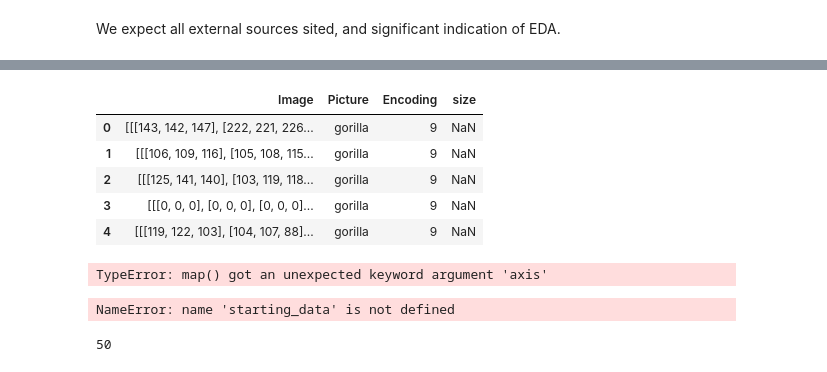
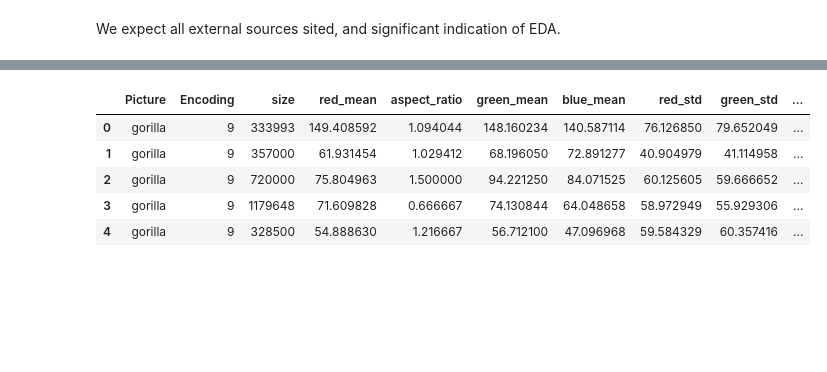
Before and after one commit to sikaiyin/CS200A-FinalProj, a Jupyter notebook: GradProject_NB2.ipynb, the cells around one changed output, grey strips where cells are left out. Drawn from its saved outputs; the diff is of its cells as text; code cells hidden in the pictures; blank space fills up the shorter version.

```diff
--- a/GradProject_NB2.ipynb
+++ b/GradProject_NB2.ipynb
@@ -231,0 +53,13 @@ def ft_lbp(image):
+# %%
+# Data Cleaning, convert gray image to RGB image
+starting_data["Image"] = starting_data["Image"].apply(lambda x: cv2.cvtColor(x,cv2.COLOR_GRAY2RGB) if (len(x.shape) != 3) else x)
+
+def imagesize(image):
+    return image.size
+sizeinfo = starting_data["Image"].apply(imagesize)
+
+sns.distplot(sizeinfo,rug = True)
+plt.xlim((0,10000000))
+plt.xlabel('Size of Images')
+plt.title('Image Size Distribution Summary')
+plt.show()
@@ -254,0 +261,8 @@ IndexError: too many indices for array
+# %%
+training_set = feature_frame(starting_data)
+del training_set["Picture"]
+del training_set["Encoding"]
+training_set = training_set.fillna(0)
+validation_set = validation_set.fillna(0)
+%store training_set
+#validation_set = feature_frame(validation_data)
@@ -255,9 +306,9 @@ IndexError: too many indices for array
 # %%
-starting_data.head()
+training_set.head()
 # %% [output]
-|  | Image | Picture | Encoding | size |
-| 0 | [[[143, 142, 147], [222, 221, 226... | gorilla | 9 | NaN |
-| 1 | [[[106, 109, 116], [105, 108, 115... | gorilla | 9 | NaN |
-| 2 | [[[125, 141, 140], [103, 119, 118... | gorilla | 9 | NaN |
-| 3 | [[[0, 0, 0], [0, 0, 0], [0, 0, 0]... | gorilla | 9 | NaN |
-| 4 | [[[119, 122, 103], [104, 107, 88]... | gorilla | 9 | NaN |
+|  | Picture | Encoding | size | red_mean | aspect_ratio | green_mean | blue_mean | red_std | green_std | ... |
+| 0 | gorilla | 9 | 333993 | 149.408592 | 1.094044 | 148.160234 | 140.587114 | 76.126850 | 79.652049 | ... |
+| 1 | gorilla | 9 | 357000 | 61.931454 | 1.029412 | 68.196050 | 72.891277 | 40.904979 | 41.114958 | ... |
+| 2 | gorilla | 9 | 720000 | 75.804963 | 1.500000 | 94.221250 | 84.071525 | 60.125605 | 59.666652 | ... |
+| 3 | gorilla | 9 | 1179648 | 71.609828 | 0.666667 | 74.130844 | 64.048658 | 58.972949 | 55.929306 | ... |
+| 4 | gorilla | 9 | 328500 | 54.888630 | 1.216667 | 56.712100 | 47.096968 | 59.584329 | 60.357416 | ... |
@@ -269,4 +314,0 @@ for i in range(add_feature_df.shape[0]):
-# %%
-starting_data['red_mean'] = starting_data['Image'].map(lambda x: x[:, :, 0].mean(), axis=1)
-# %% [output]
-TypeError: map() got an unexpected keyword argument 'axis'
@@ -275,8 +314,0 @@ a = starting_data['Image'].head()
-# %%
-starting_data['Image'].apply(lambda x: x[0].mean())
-# %% [output]
-NameError: name 'starting_data' is not defined
-# %%
-starting_data['Image'].iloc[10]
-# %% [output]
-50
```
Also changed, not shown: parts of 49 cells of this notebook, 4 other files.
